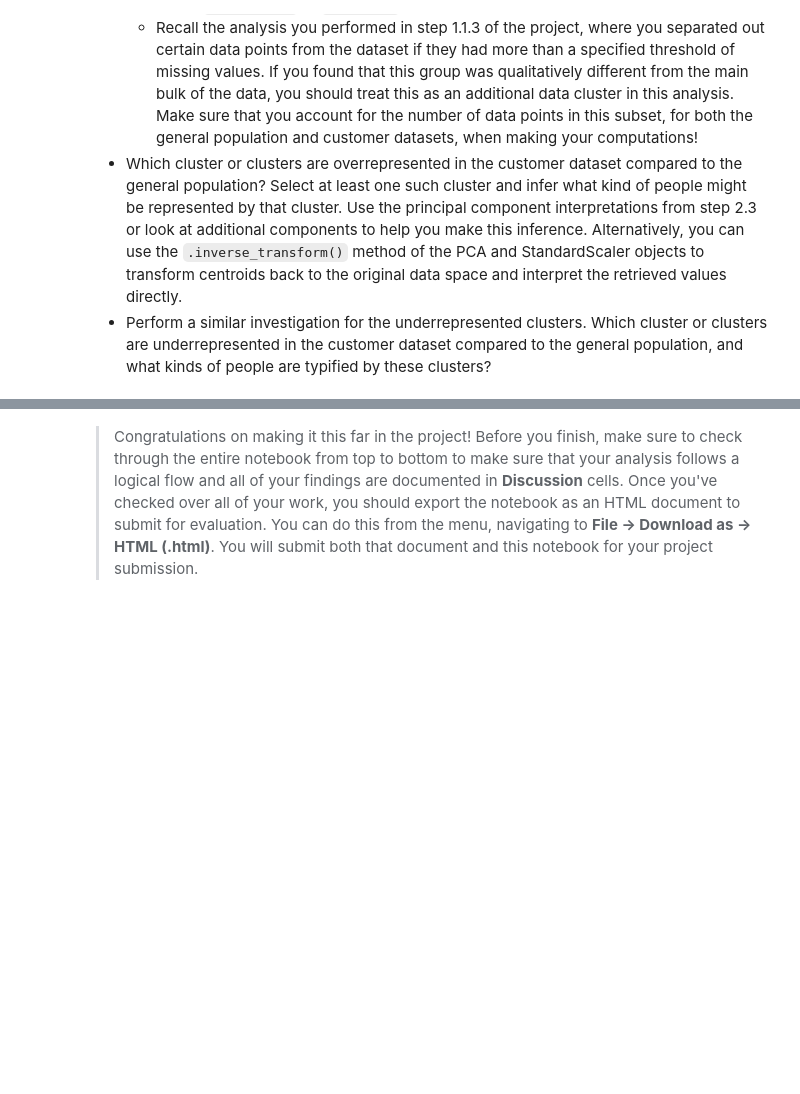
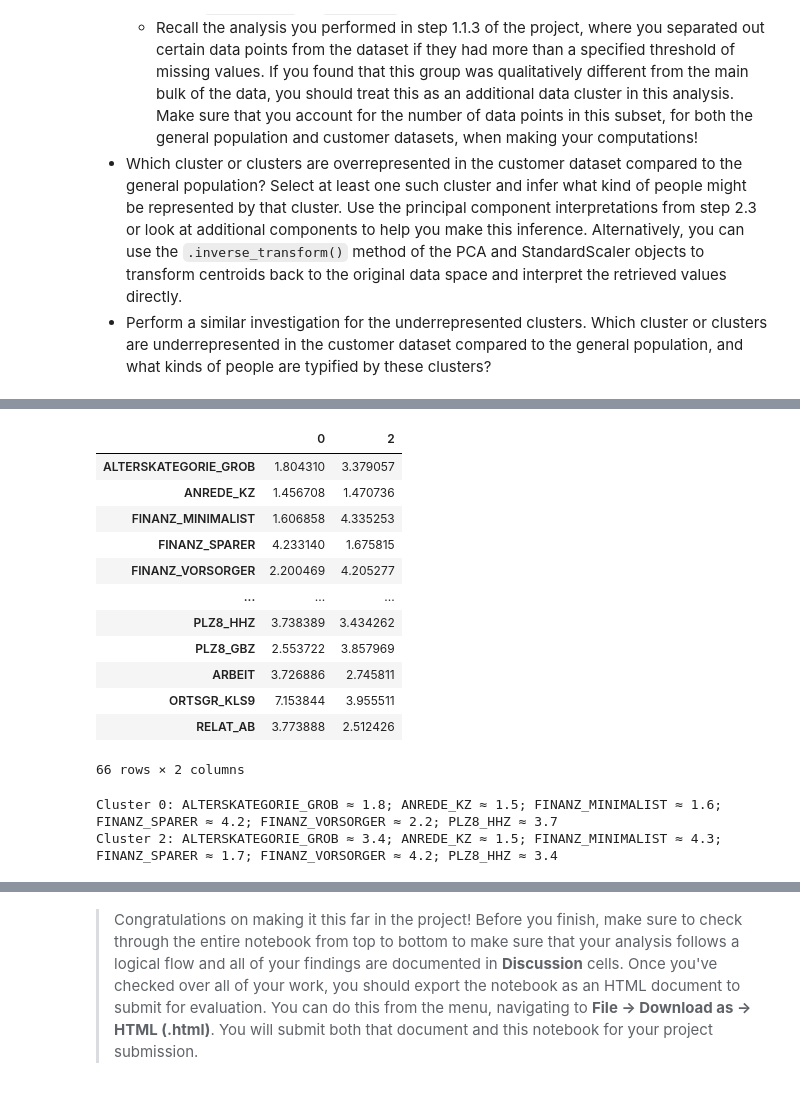
Before and after one commit to KaramYaaqba/Intro_to_Machine_Learning_with_TensorFlow_project_3, a Jupyter notebook: Identify_Customer_Segments.ipynb, the cells around one changed output, grey strips where cells are left out. Cells and saved outputs as stored; diff of their text form; code cells hidden in the pictures; blank space fills up the shorter version.

```diff
--- a/Identify_Customer_Segments.ipynb
+++ b/Identify_Customer_Segments.ipynb
@@ -1596,3 +1630,47 @@ plt.show()
+# %%
+raw_centroids = get_raw_centroids(
+    cluster_ids   = [0, 2],
+    kmeans        = kmeans,
+    pca           = pca_90,
+    scaler        = scaler,
+    all_cols      = df_azdias_clean.columns.tolist(),
+    col_clean_list= col_clean_list
+)
+
+display(raw_centroids)
+
+prominent_feats = [
+    'ALTERSKATEGORIE_GROB',
+    'ANREDE_KZ',
+    'FINANZ_MINIMALIST',
+    'FINANZ_SPARER',
+    'FINANZ_VORSORGER',
+    'PLZ8_HHZ',
+
+]
+
+cluster_text = describe_clusters(
+    raw_centroids_df = raw_centroids,
+    prominent_feats  = prominent_feats,
+)
+for cl, txt in cluster_text.items():
+    print(txt)
+# %% [output]
+|  | 0 | 2 |
+| ALTERSKATEGORIE_GROB | 1.804310 | 3.379057 |
+| ANREDE_KZ | 1.456708 | 1.470736 |
+| FINANZ_MINIMALIST | 1.606858 | 4.335253 |
+| FINANZ_SPARER | 4.233140 | 1.675815 |
+| FINANZ_VORSORGER | 2.200469 | 4.205277 |
+| ... | ... | ... |
+| PLZ8_HHZ | 3.738389 | 3.434262 |
+| PLZ8_GBZ | 2.553722 | 3.857969 |
+| ARBEIT | 3.726886 | 2.745811 |
+| ORTSGR_KLS9 | 7.153844 | 3.955511 |
+| RELAT_AB | 3.773888 | 2.512426 |
+66 rows × 2 columns
+Cluster 0: ALTERSKATEGORIE_GROB ≈ 1.8; ANREDE_KZ ≈ 1.5; FINANZ_MINIMALIST ≈ 1.6; FINANZ_SPARER ≈ 4.2; FINANZ_VORSORGER ≈ 2.2; PLZ8_HHZ ≈ 3.7
+Cluster 2: ALTERSKATEGORIE_GROB ≈ 3.4; ANREDE_KZ ≈ 1.5; FINANZ_MINIMALIST ≈ 4.3; FINANZ_SPARER ≈ 1.7; FINANZ_VORSORGER ≈ 4.2; PLZ8_HHZ ≈ 3.4
 # %% [markdown]
 ### Discussion 3.3: Compare Customer Data to Demographics Data
 
```
Also changed, not shown: parts of 11 cells of this notebook, 1 other file.
